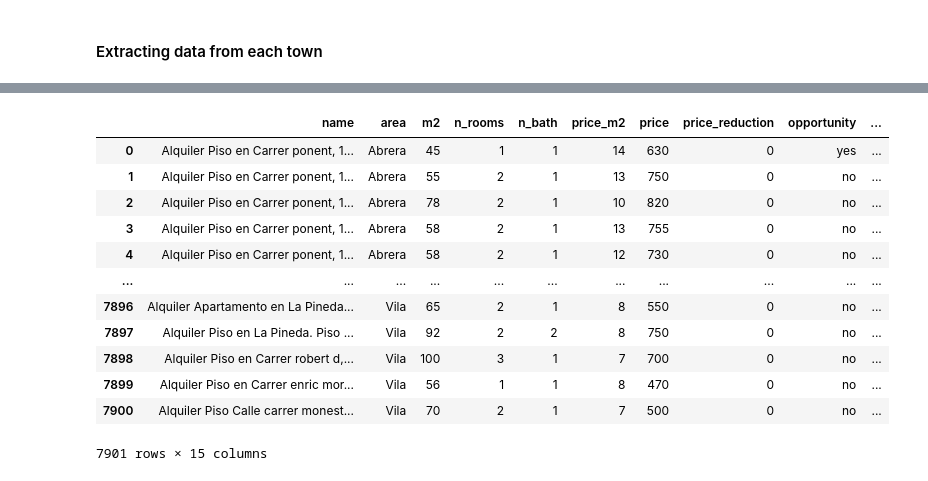
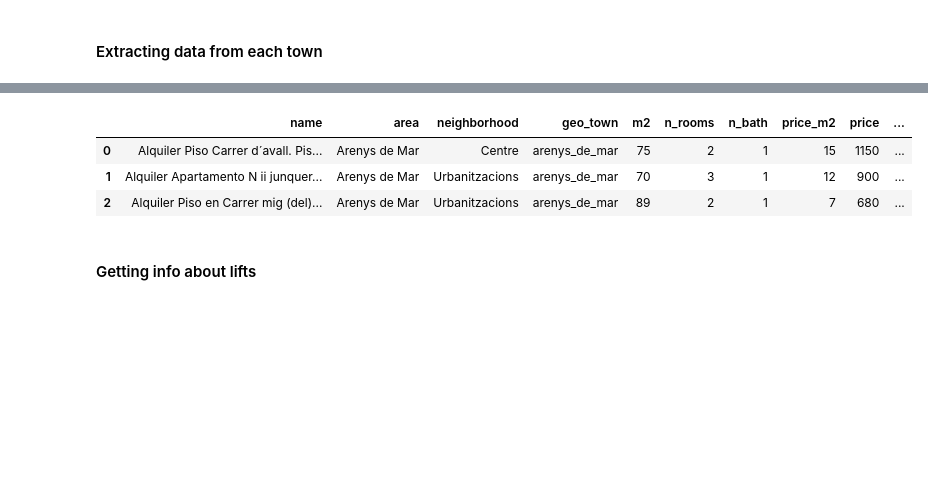
Before and after one commit to ignaciolorenzo/final-project-ignacio, a Jupyter notebook: properties-for-rent-webscrapping.ipynb, the cells around one changed output, grey strips where cells are left out. Cells and saved outputs as stored; diff of their text form; code cells hidden in the pictures; blank space fills up the shorter version.

```diff
--- a/properties-for-rent-webscrapping.ipynb
+++ b/properties-for-rent-webscrapping.ipynb
@@ -103,3 +108,5 @@ max_price
+# %%
+max_price = 1300
 # %% [markdown]
 #### Get input from user
 # %%
@@ -131,9 +129,0 @@ filtered_df.shape
-# %%
-'''
-max_price = ""
-while max_price == "":
-    try:
-        max_price = int(input("maximum price: "))
-    except:
-        max_price = ""
-'''
@@ -196,6 +151,7 @@ url = "https://www.habitaclia.com/"+property+ascensor+"-"+municipio+".htm?"+habi
 name = []
 town = []
 area = []
+neighborhood = []
 geo_town = []
 features = []
 m2 = []
@@ -210,8 +166,8 @@ opportunity = []
 last_update = []
 url = []
 
-x = min(len(name), len(town), len(area), len(description), len(price), len(last_update), len(url))
-dct = {'name': name[:x], 'town': town[:x], 'area': area[:x], 'm2': m2[:x], 'n_rooms': n_rooms[:x], 'n_bath': n_bath[:x], 'price_m2': price_m2[:x] ,'price': price[:x], 'price_reduction': price_reduction[:x], 'opportunity':opportunity[:x], 'last_update': last_update[:x],  'description': description[:x], 'url':url[:x] }
+x = min(len(name), len(town), len(area), len(neighborhood), len(geo_town), len(description), len(price), len(last_update), len(url))
+dct = {'name': name[:x], 'town': town[:x], 'area': area[:x], 'neighborhood': neighborhood[:x], 'geo_town':geo_town[:x],'m2': m2[:x], 'n_rooms': n_rooms[:x], 'n_bath': n_bath[:x], 'price_m2': price_m2[:x] ,'price': price[:x], 'price_reduction': price_reduction[:x], 'opportunity':opportunity[:x], 'last_update': last_update[:x],  'description': description[:x], 'url':url[:x] }
 df = pd.DataFrame.from_dict(dct)
 
 # Pulling properties from each town in the previously defined list:
@@ -233,7 +189,7 @@ for t in towns:
         for p in pages:
             sleep(randint(2,5))
             url = "https://www.habitaclia.com/"+property+"-"+t+"-"+str(p)+".htm?"+maximum_price
-            print(url)
+            #print(url)
             try:
                 r = requests.get(url)
                 soup = BeautifulSoup(r.content, 'html.parser')
@@ -241,12 +197,13 @@ for t in towns:
                 del properties[-1] # Last item is an ad
             except:
                 print('Error on page', p)
-            print('town: ', t, " page: ", p)
+            #print('town: ', t, " page: ", p)
 
         # Creating a list for each piece of information I want to extract from each property.
         name = []
         town = []
         area = []
+        neighborhood = []
         geo_town = []
         features = []
         m2 = []
@@ -263,11 +220,11 @@ for t in towns:
 
         # Getting the information from each property.
         for i,properties in enumerate(properties):
-
             # Each feature is set as empty prior to being defined. This way we avoid errors when a feature is not available for a certain property.
             name_temp = ""
             town_temp = ""
             area_temp = ""
+            neighborhood_temp = ""
             geo_town_temp = ""
             m2_temp = ""
             n_rooms_temp = ""
@@ -297,6 +254,7 @@ for t in towns:
                     name_temp = properties.find('h3', attrs={'class': 'list-item-title'}).get_text(strip=True)
                     town_temp = properties.find('p', attrs={'class': 'list-item-location'}).get_text(strip=True).split("-",1)[0].strip().replace("Ver mapa","")
                     area_temp = properties.find('p', attrs={'class': 'list-item-location'}).get_text(strip=True).replace('/','-').strip().replace("Ver mapa","").split("-",1)[0]
+                    neighborhood_temp = properties.find('p', attrs={'class': 'list-item-location'}).get_text(strip=True).replace('/','-').strip().replace("Ver mapa","").split("-",1)[1].strip()
                     geo_town_temp = t
                     m2_temp = nfs.get_nums(properties.find('p', attrs={'class': 'list-item-feature'}).get_text(strip=True).split("-")[0])[0]
                     n_rooms_temp = nfs.get_nums(properties.find('p', attrs={'class': 'list-item-feature'}).get_text(strip=True).split("-")[1])[0]
@@ -328,6 +286,7 @@ for t in towns:
                     name.append(name_temp)
                     town.append(town_temp)
                     area.append(area_temp)
+                    neighborhood.append(neighborhood_temp)
                     geo_town.append(geo_town_temp)
                     m2.append(m2_temp)
                     n_rooms.append(n_rooms_temp)
@@ -360,14 +319,11 @@ for t in towns:
                     print('------------------------------------')
                     '''
 
-        x_town = min(len(name), len(town), len(area), len(geo_town), len(description), len(price), len(last_update), len(url))
-        dct_town = {'name': name[:x_town], 'town': town[:x_town], 'area': area[:x_town], 'geo_town':geo_town[:x_town],'m2': m2[:x_town], 'n_rooms': n_rooms[:x_town], 'n_bath': n_bath[:x_town], 'price_m2': price_m2[:x_town] ,'price': price[:x_town], 'price_reduction': price_reduction[:x_town], 'opportunity':opportunity[:x_town], 'last_update': last_update[:x_town],  'description': description[:x_town], 'url':url[:x_town] }
+        x_town = min(len(name), len(town), len(area), len(neighborhood), len(geo_town), len(description), len(price), len(last_update), len(url))
+        dct_town = {'name': name[:x_town], 'town': town[:x_town], 'area': area[:x_town], 'neighborhood': neighborhood[:x_town], 'geo_town':geo_town[:x_town],'m2': m2[:x_town], 'n_rooms': n_rooms[:x_town], 'n_bath': n_bath[:x_town], 'price_m2': price_m2[:x_town] ,'price': price[:x_town], 'price_reduction': price_reduction[:x_town], 'opportunity':opportunity[:x_town], 'last_update': last_update[:x_town],  'description': description[:x_town], 'url':url[:x_town] }
         df_town = pd.DataFrame.from_dict(dct_town)
         df = df.append(df_town, ignore_index = True)
 
-        #Cleaning the final df
-        #df= df[df['price']<int(max_price)]
-        #df = df[~df['description'].str.contains('nuda|sin cedula|sin cédula')]
-
     except:
-        print("no properties found at: ", url)
+        pass
+        #print("no properties found at: ", url)
@@ -424,18 +357,11 @@ def anytype_to_numerical(df, columns = []):
             df[c] = df[c].astype(int)
 anytype_to_numerical(df1, columns = numericals)
 # %%
-df1
+df1.head(3)
 # %% [output]
-|  | name | area | m2 | n_rooms | n_bath | price_m2 | price | price_reduction | opportunity | ... |
-| 0 | Alquiler Piso en Carrer ponent, 1... | Abrera | 45 | 1 | 1 | 14 | 630 | 0 | yes | ... |
-| 1 | Alquiler Piso en Carrer ponent, 1... | Abrera | 55 | 2 | 1 | 13 | 750 | 0 | no | ... |
-| 2 | Alquiler Piso en Carrer ponent, 1... | Abrera | 78 | 2 | 1 | 10 | 820 | 0 | no | ... |
-| 3 | Alquiler Piso en Carrer ponent, 1... | Abrera | 58 | 2 | 1 | 13 | 755 | 0 | no | ... |
-| 4 | Alquiler Piso en Carrer ponent, 1... | Abrera | 58 | 2 | 1 | 12 | 730 | 0 | no | ... |
-| ... | ... | ... | ... | ... | ... | ... | ... | ... | ... | ... |
-| 7896 | Alquiler Apartamento en La Pineda... | Vila | 65 | 2 | 1 | 8 | 550 | 0 | no | ... |
-| 7897 | Alquiler Piso en La Pineda. Piso ... | Vila | 92 | 2 | 2 | 8 | 750 | 0 | no | ... |
-| 7898 | Alquiler Piso en Carrer robert d,... | Vila | 100 | 3 | 1 | 7 | 700 | 0 | no | ... |
-| 7899 | Alquiler Piso en Carrer enric mor... | Vila | 56 | 1 | 1 | 8 | 470 | 0 | no | ... |
-| 7900 | Alquiler Piso Calle carrer monest... | Vila | 70 | 2 | 1 | 7 | 500 | 0 | no | ... |
+|  | name | area | neighborhood | geo_town | m2 | n_rooms | n_bath | price_m2 | price | ... |
+| 0 | Alquiler Piso Carrer d´avall. Pis... | Arenys de Mar | Centre | arenys_de_mar | 75 | 2 | 1 | 15 | 1150 | ... |
+| 1 | Alquiler Apartamento N ii junquer... | Arenys de Mar | Urbanitzacions | arenys_de_mar | 70 | 3 | 1 | 12 | 900 | ... |
+| 2 | Alquiler Piso en Carrer mig (del)... | Arenys de Mar | Urbanitzacions | arenys_de_mar | 89 | 2 | 1 | 7 | 680 | ... |
-7901 rows × 15 columns
+# %% [markdown]
+#### Getting info about lifts
```
Also changed, not shown: parts of 55 cells of this notebook, 3 other files.
